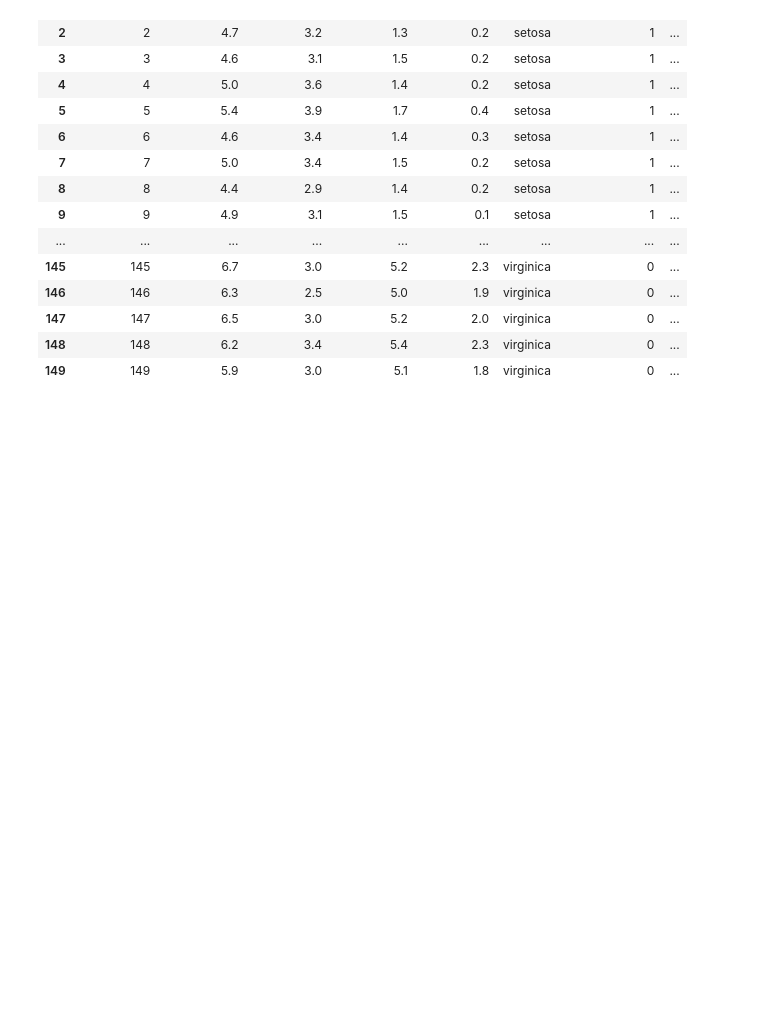
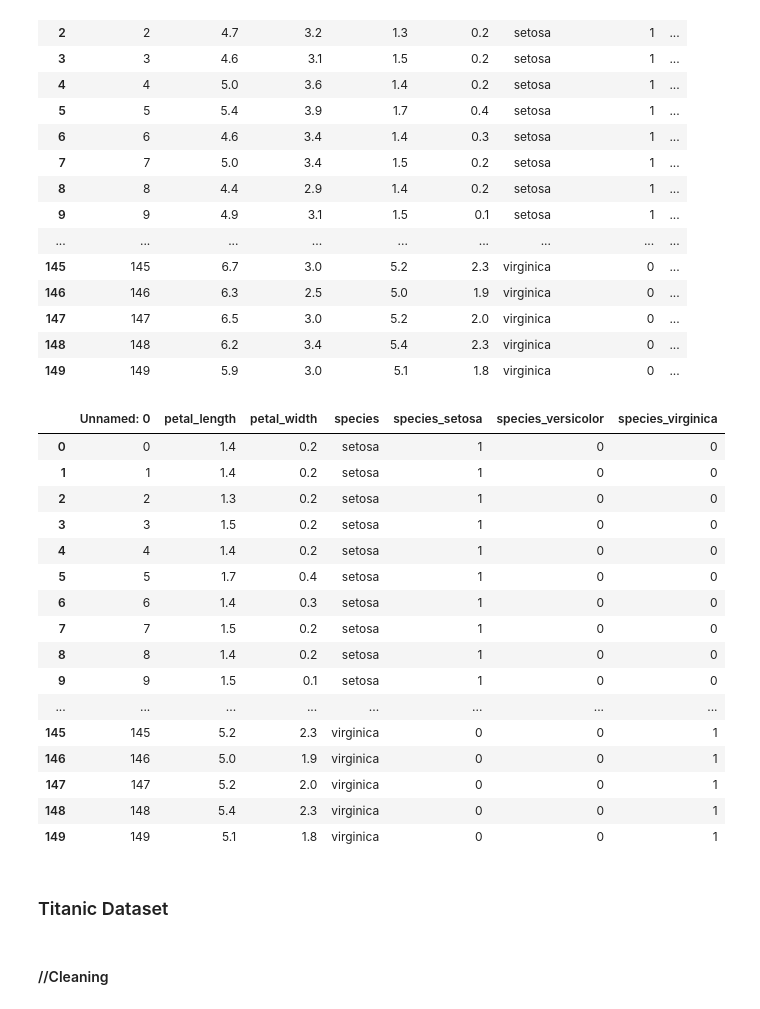
Before and after one commit to jacobpanyathong1/classification-exercises, a Jupyter notebook: classification-exercises.ipynb, the cells around one changed output. Drawn from its saved outputs; the diff is of its cells as text; code cells hidden in the pictures; blank space fills up the shorter version.

```diff
--- a/classification-exercises.ipynb
+++ b/classification-exercises.ipynb
@@ -543,3 +547,35 @@ pd.concat([iris_df, dummies], axis=1)
 | 147 | 147 | 6.5 | 3.0 | 5.2 | 2.0 | virginica | 0 | ... |
 | 148 | 148 | 6.2 | 3.4 | 5.4 | 2.3 | virginica | 0 | ... |
 | 149 | 149 | 5.9 | 3.0 | 5.1 | 1.8 | virginica | 0 | ... |
+# %%
+def prep_iris(df):
+    to_drop = df.columns[1:3]
+    df.drop(columns=to_drop, inplace=True)
+    species = df.rename(columns={'species_name': 'species'}, inplace=True)
+    dummies = pd.get_dummies(df[['species']])
+    df= pd.concat([df, dummies], axis=1)
+    return df
+# %%
+prep_iris(iris_df)
+# %% [output]
+|  | Unnamed: 0 | petal_length | petal_width | species | species_setosa | species_versicolor | species_virginica |
+| 0 | 0 | 1.4 | 0.2 | setosa | 1 | 0 | 0 |
+| 1 | 1 | 1.4 | 0.2 | setosa | 1 | 0 | 0 |
+| 2 | 2 | 1.3 | 0.2 | setosa | 1 | 0 | 0 |
+| 3 | 3 | 1.5 | 0.2 | setosa | 1 | 0 | 0 |
+| 4 | 4 | 1.4 | 0.2 | setosa | 1 | 0 | 0 |
+| 5 | 5 | 1.7 | 0.4 | setosa | 1 | 0 | 0 |
+| 6 | 6 | 1.4 | 0.3 | setosa | 1 | 0 | 0 |
+| 7 | 7 | 1.5 | 0.2 | setosa | 1 | 0 | 0 |
+| 8 | 8 | 1.4 | 0.2 | setosa | 1 | 0 | 0 |
+| 9 | 9 | 1.5 | 0.1 | setosa | 1 | 0 | 0 |
+| ... | ... | ... | ... | ... | ... | ... | ... |
+| 145 | 145 | 5.2 | 2.3 | virginica | 0 | 0 | 1 |
+| 146 | 146 | 5.0 | 1.9 | virginica | 0 | 0 | 1 |
+| 147 | 147 | 5.2 | 2.0 | virginica | 0 | 0 | 1 |
+| 148 | 148 | 5.4 | 2.3 | virginica | 0 | 0 | 1 |
+| 149 | 149 | 5.1 | 1.8 | virginica | 0 | 0 | 1 |
+# %% [markdown]
+### Titanic Dataset
+# %% [markdown]
+#### //Cleaning
```
Also changed, not shown: parts of 32 cells of this notebook.
